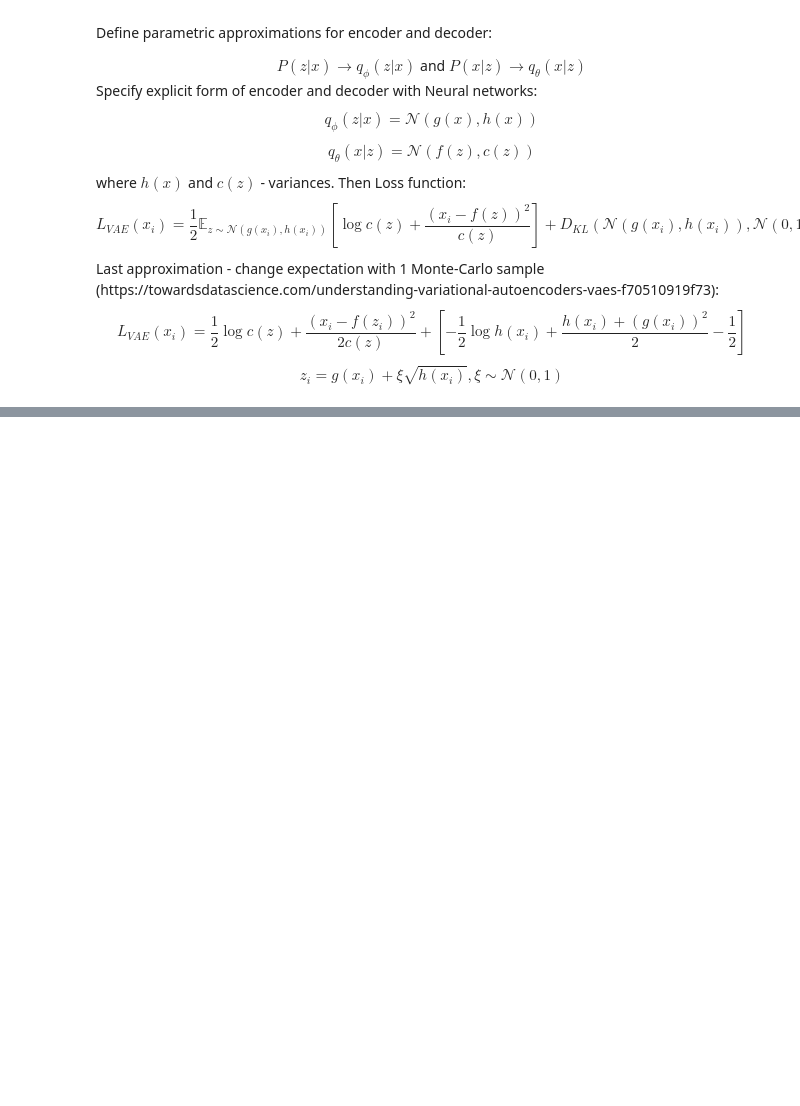
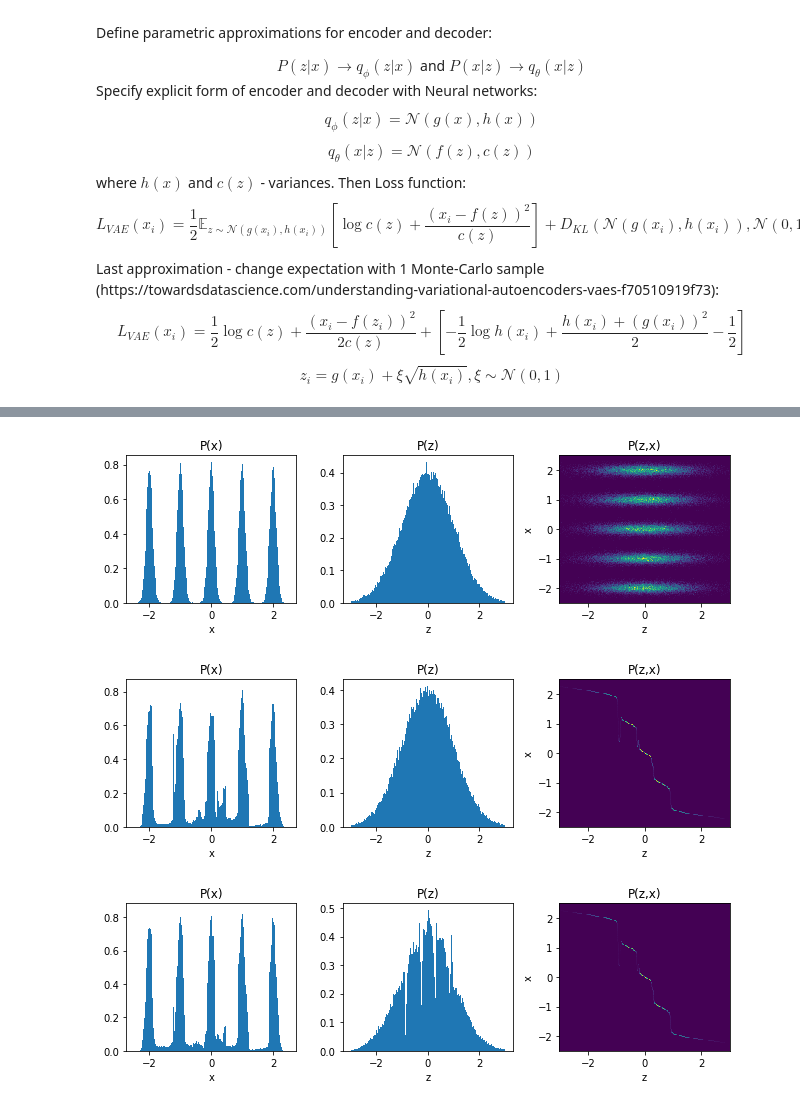
Before and after one commit to Pperezhogin/pyqg_experiments_Ross, a Jupyter notebook: pyqg_subgrid_experiments/Variational Inference/generative_model.ipynb, the cells around one changed output, grey strips where cells are left out. Saved outputs shown, nothing was run; the diff lists cells and outputs as text; code cells hidden in the pictures; blank space fills up the shorter version.

```diff
--- a/pyqg_subgrid_experiments/Variational Inference/generative_model.ipynb
+++ b/pyqg_subgrid_experiments/Variational Inference/generative_model.ipynb
@@ -256,0 +274,2 @@ plt.legend(('c(z)', r'$(e - e^{1/2}) \cdot e^z$'))
+# %%
+train(net, x_torch, batch_size = 2048, num_epochs=61, regularize='WGMM')
@@ -256,0 +284,9 @@ plt.legend(('c(z)', r'$(e - e^{1/2}) \cdot e^z$'))
+# %%
+z_recon, x_recon, z_gen, x_gen = net.generate_data(x_torch)
+plot_histograms(x,z,200,xy_range=2.5)
+plot_histograms(x_gen, z_gen, 200, xy_range=2.5)
+plot_histograms(x_recon, z_recon, 200, xy_range=2.5)
+# %% [output]
+[figure, added]
+[figure, added]
+[figure, added]
```
Also changed, not shown: parts of 13 cells of this notebook.
